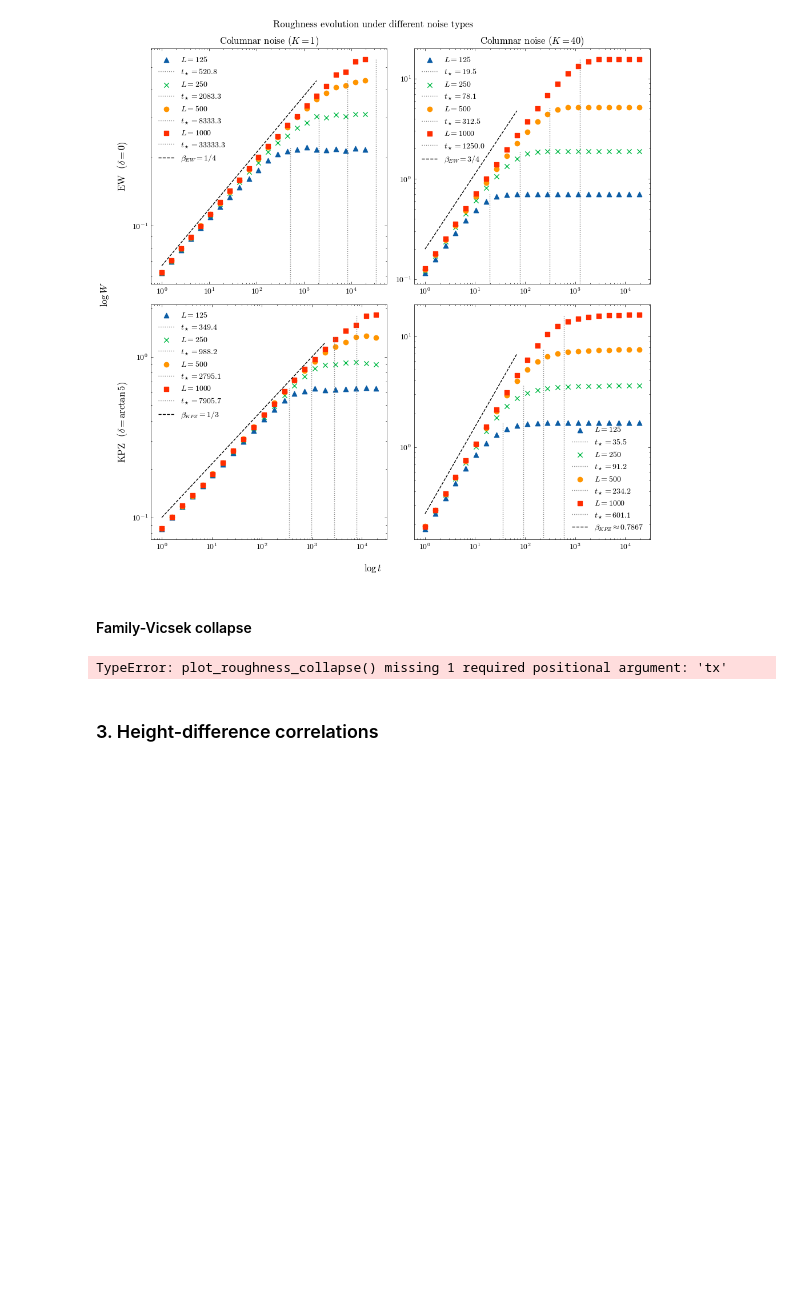
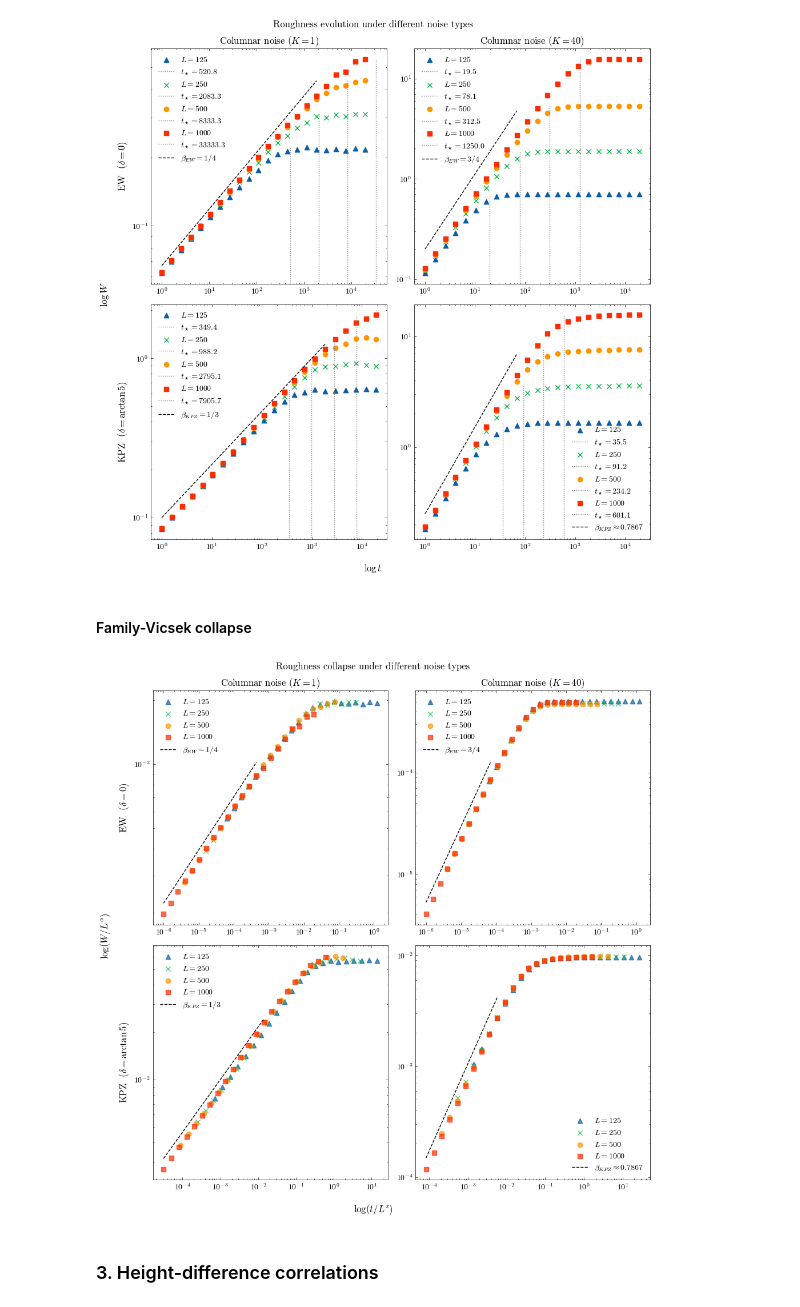
Before and after one commit to goznalo-git/RoughKuramoto, a Jupyter notebook: 1-All_together.ipynb, the cells around one changed output. Cells and saved outputs as stored; diff of their text form; code cells hidden in the pictures; blank space fills up the shorter version.

Commit message:
Structure factor collapse fix

```diff
--- a/1-All_together.ipynb
+++ b/1-All_together.ipynb
@@ -355,9 +355,9 @@ plot_roughness_evolution(avg_df, T, tx)
 # %% [markdown]
 #### Family-Vicsek collapse
 # %%
-plot_roughness_collapse(avg_df, T)
+plot_roughness_collapse(avg_df, T, tx)
 # %% [output]
-TypeError: plot_roughness_collapse() missing 1 required positional argument: 'tx'
+[figure, added]
 # %% [markdown]
 ### 3. Height-difference correlations
 # %%
```
Also changed, not shown: parts of 4 cells of this notebook, 5 other files.
